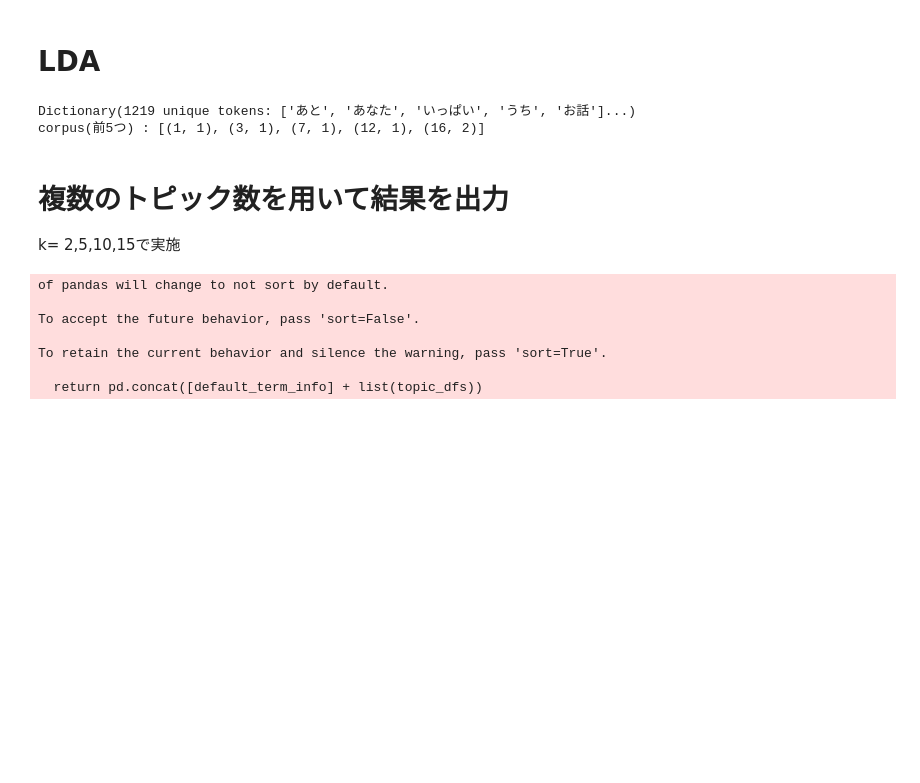
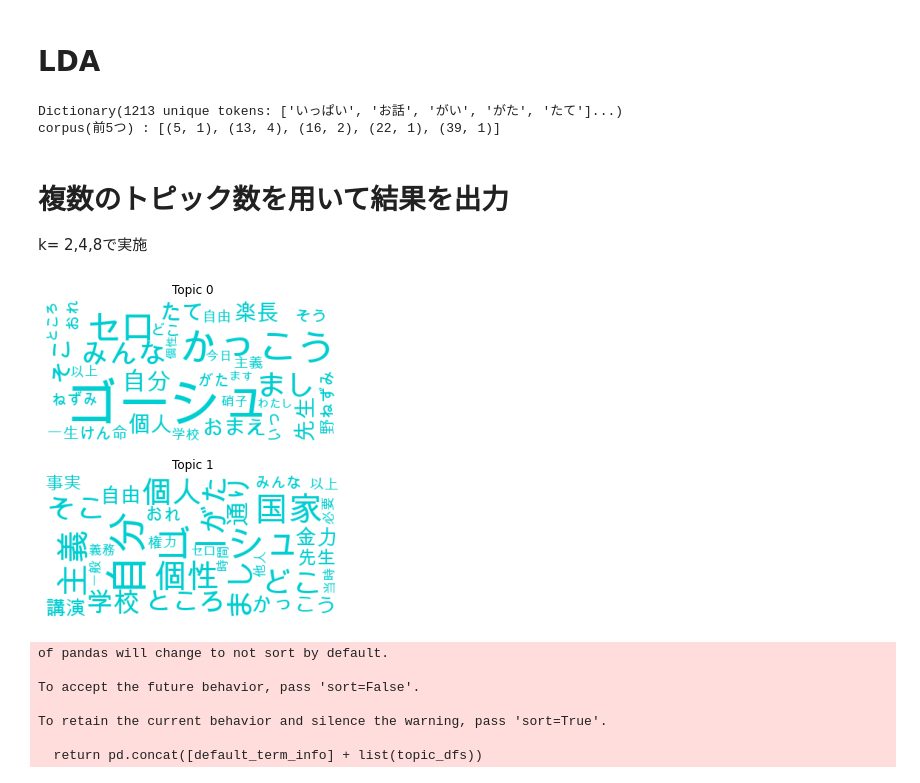
Before and after one commit to kyuz0216/text_analysis_homework2, a Jupyter notebook: homework2-2.ipynb, the cells around one changed output. Drawn from its saved outputs; the diff is of its cells as text; code cells hidden in the pictures; blank space fills up the shorter version.

```diff
--- a/homework2-2.ipynb
+++ b/homework2-2.ipynb
@@ -38,6 +37,8 @@ def cleaning_text(text):
     text = re.sub(r"[\u3000 \t]", '', text)
     # 句読点などの記号を削除
     text = re.sub("[。、―「」!?｜［］＃#)@:]", '', text)
+    # 省ききれなかった単語を手動で除去
+    text = re.sub("よう|もの|それ|さん|これ|あれ|これ|どれ|ため|なか|うち|つぶ|ほか|こと|はず|ここ|あと|あなた", '', text)
     return text
 # %%
 doc_list = []
@@ -84,8 +85,8 @@ print(dic)
 corpus = [dic.doc2bow(s) for s in doc_token]
 print("corpus(前5つ) : "+str(corpus[1][:5]))
 # %% [output]
-Dictionary(1219 unique tokens: ['あと', 'あなた', 'いっぱい', 'うち', 'お話']...)
-corpus(前5つ) : [(1, 1), (3, 1), (7, 1), (12, 1), (16, 2)]
+Dictionary(1213 unique tokens: ['いっぱい', 'お話', 'がい', 'がた', 'たて']...)
+corpus(前5つ) : [(5, 1), (13, 4), (16, 2), (22, 1), (39, 1)]
 # %% [markdown]
 # 複数のトピック数を用いて結果を出力
-k= 2,5,10,15で実施
+k= 2,4,8で実施
@@ -94 +93,37 @@ import pyLDAvis.gensim
+# %%
+import math
+
+import pyLDAvis.gensim
+import matplotlib.pylab as plt
+from wordcloud import WordCloud
+FONT = "/Library/Fonts/Arial Unicode.ttf"
+# %%
+num_topics=2
+lda = LdaModel(corpus = corpus, id2word = dic, num_topics = num_topics, alpha = 0.001)
+
+ncols = math.ceil(num_topics/2)
+nrows = math.ceil(lda.num_topics/ncols)
+fig, axs = plt.subplots(ncols=ncols, nrows=nrows, figsize=(10,5))
+axs = axs.flatten()
+
+def color_func(word, font_size, position, orientation, random_state, font_path):
+    return 'darkturquoise'
+
+for i, t in enumerate(range(lda.num_topics)):
+
+    x = dict(lda.show_topic(t, 30))
+    im = WordCloud(
+        font_path=FONT,
+        background_color='white',
+        color_func=color_func,
+        random_state=0
+    ).generate_from_frequencies(x)
+    axs[i].imshow(im)
+    axs[i].axis('off')
+    axs[i].set_title('Topic '+str(t))
+
+plt.tight_layout()
+plt.savefig("./visualize{}.png".format(num_topics))
+# %% [output]
+[figure, added]
 # %%
```
Also changed, not shown: parts of 9 cells of this notebook, 10 other files.
